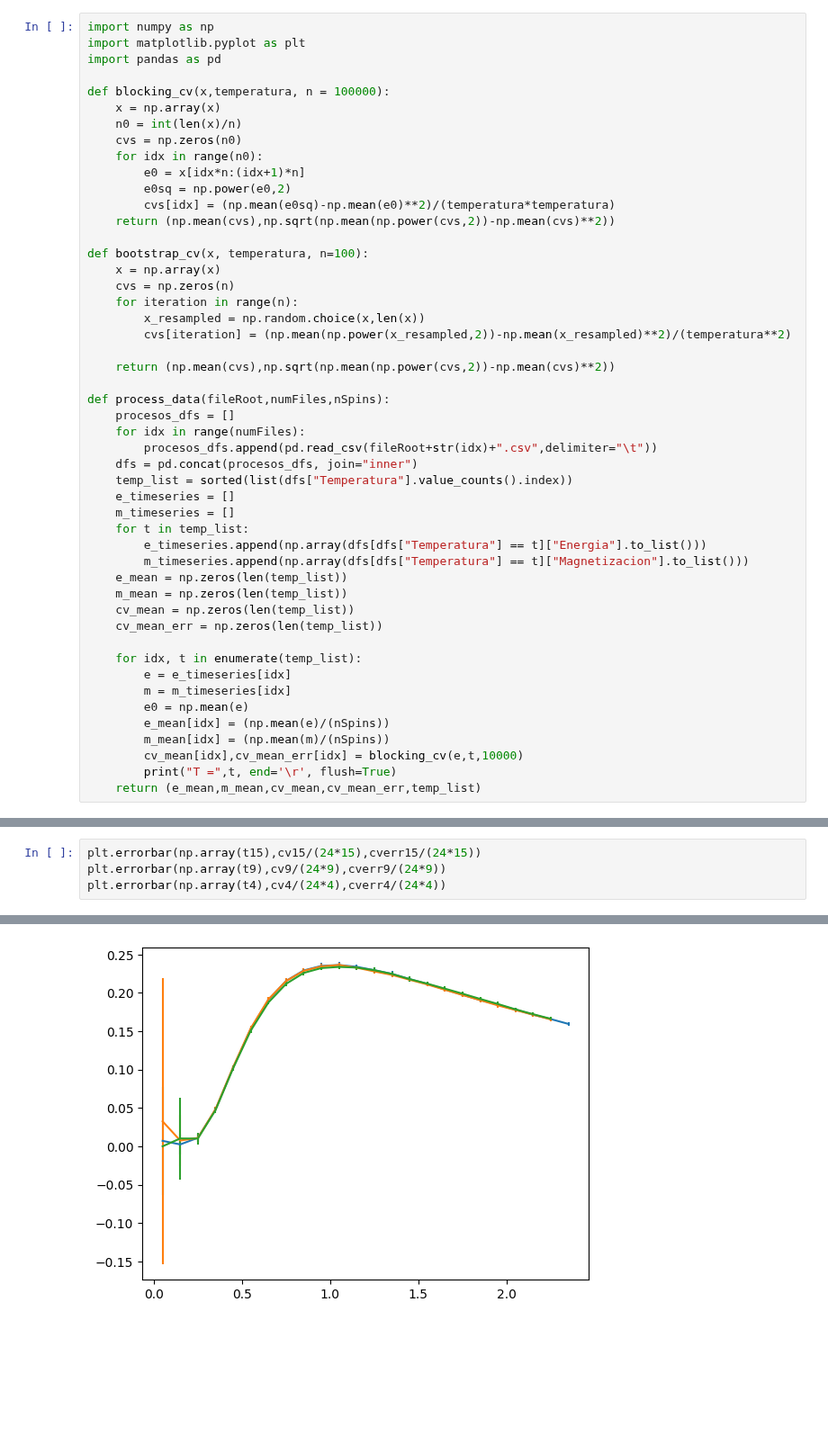
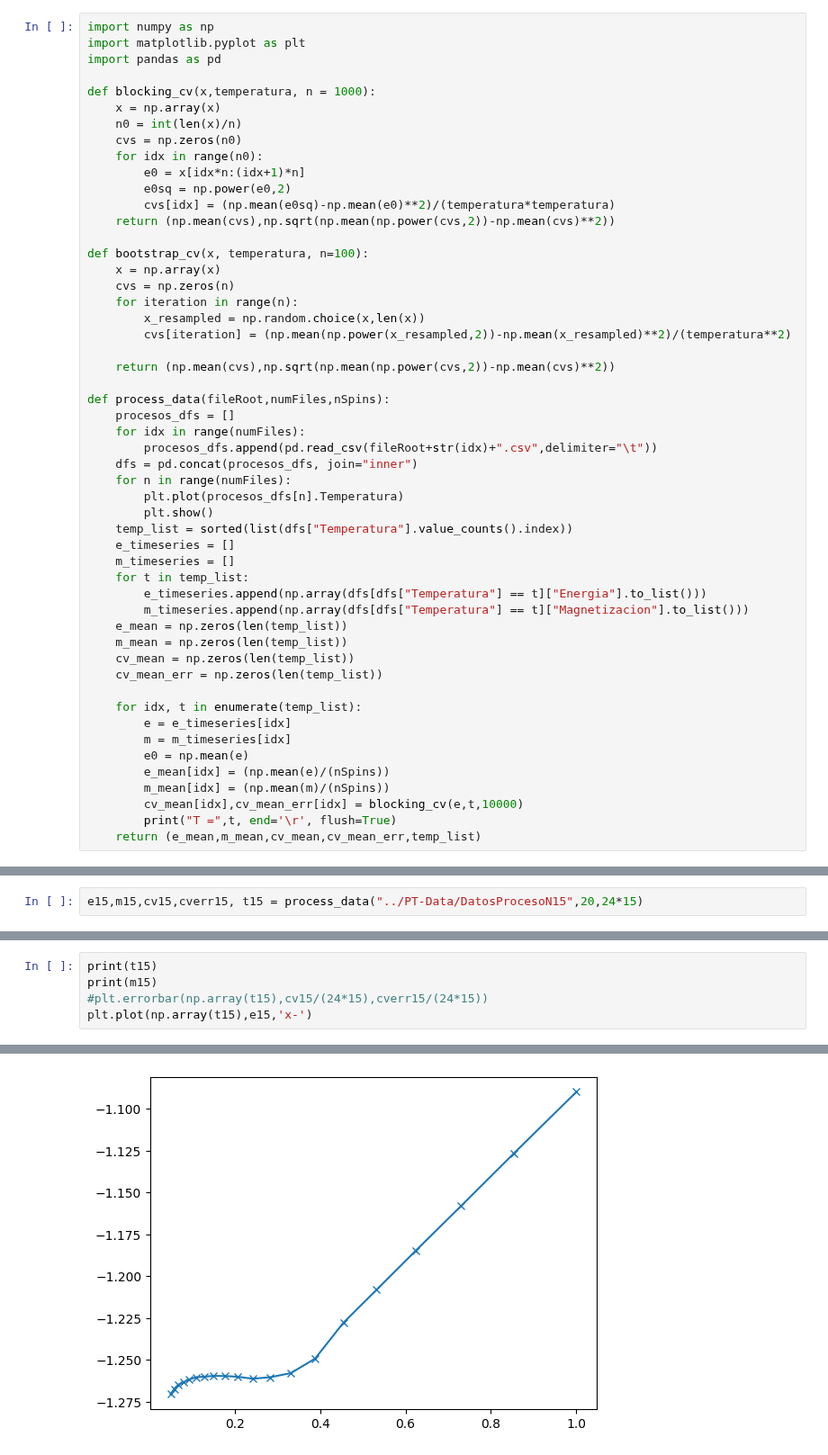
Before and after one commit to Alejo-Costa-Duran/ParallelTempering, a Jupyter notebook: dataAnalysis.ipynb, the cells around one changed output, grey strips where cells are left out. Shown at 90% size. Cells and saved outputs as stored; diff of their text form; blank space fills up the shorter version.

```diff
--- a/dataAnalysis.ipynb
+++ b/dataAnalysis.ipynb
@@ -3,7 +3,7 @@ import numpy as np
 import matplotlib.pyplot as plt
 import pandas as pd
 
-def blocking_cv(x,temperatura, n = 100000):
+def blocking_cv(x,temperatura, n = 1000):
     x = np.array(x)
     n0 = int(len(x)/n)
     cvs = np.zeros(n0)
@@ -27,6 +27,9 @@ def process_data(fileRoot,numFiles,nSpins):
     for idx in range(numFiles):
         procesos_dfs.append(pd.read_csv(fileRoot+str(idx)+".csv",delimiter="\t"))
     dfs = pd.concat(procesos_dfs, join="inner")
+    for n in range(numFiles):
+        plt.plot(procesos_dfs[n].Temperatura)
+        plt.show()
     temp_list = sorted(list(dfs["Temperatura"].value_counts().index))
     e_timeseries = []
     m_timeseries = []
@@ -55,0 +53,2 @@ T = 2.35
+# %%
+e15,m15,cv15,cverr15, t15 = process_data("../PT-Data/DatosProcesoN15",20,24*15)
@@ -56,5 +69,6 @@ T = 2.35
 # %%
-plt.errorbar(np.array(t15),cv15/(24*15),cverr15/(24*15))
-plt.errorbar(np.array(t9),cv9/(24*9),cverr9/(24*9))
-plt.errorbar(np.array(t4),cv4/(24*4),cverr4/(24*4))
+print(t15)
+print(m15)
+#plt.errorbar(np.array(t15),cv15/(24*15),cverr15/(24*15))
+plt.plot(np.array(t15),e15,'x-')
 # %% [output]
@@ -62 +81 @@ plt.errorbar(np.array(t4),cv4/(24*4),cverr4/(24*4))
-[figure, old version]
+[figure, new version]
```
Also changed, not shown: parts of 3 cells of this notebook, 11 other files.
